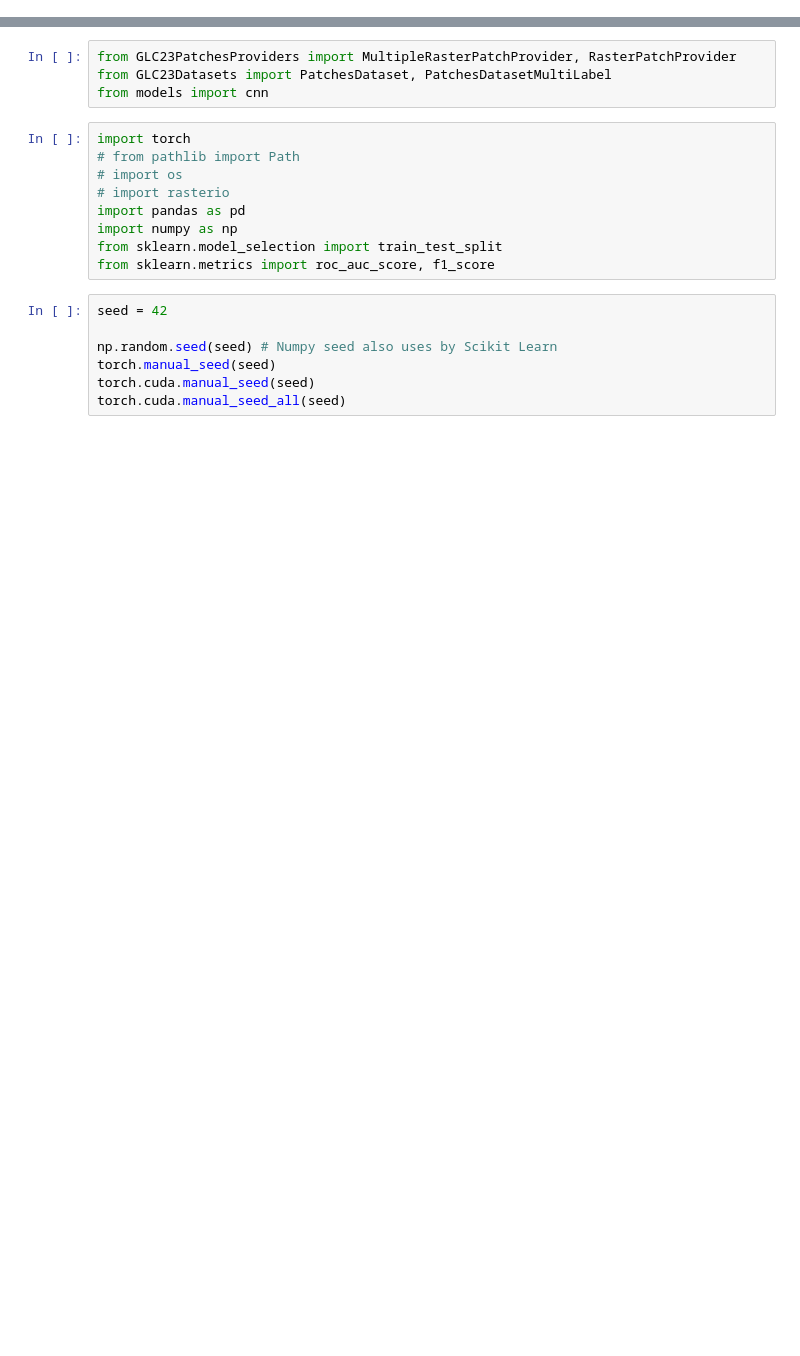
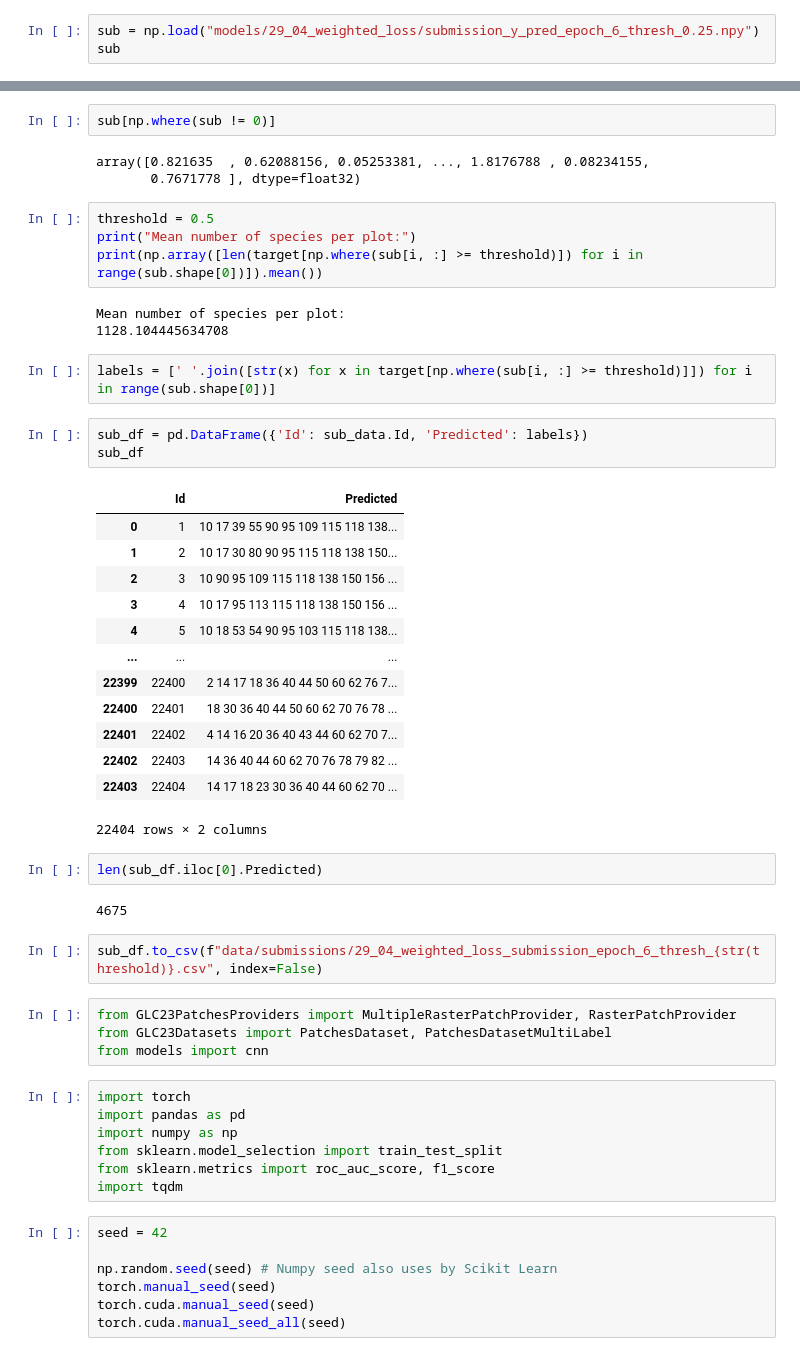
Before and after one commit to ninavantiel/multi_scale_SDMs, a Jupyter notebook: explore_data.ipynb, the cells around one changed output, grey strips where cells are left out. Drawn from its saved outputs; the diff is of its cells as text; blank space fills up the shorter version.

```diff
--- a/explore_data.ipynb
+++ b/explore_data.ipynb
@@ -0,0 +43,3 @@
+# %%
+sub = np.load("models/29_04_weighted_loss/submission_y_pred_epoch_6_thresh_0.25.npy")
+sub
@@ -1,16 +60,51 @@
+# %%
+sub[np.where(sub != 0)]
+# %% [output]
+array([0.821635  , 0.62088156, 0.05253381, ..., 1.8176788 , 0.08234155,
+       0.7671778 ], dtype=float32)
+# %%
+threshold = 0.5
+print("Mean number of species per plot:")
+print(np.array([len(target[np.where(sub[i, :] >= threshold)]) for i in range(sub.shape[0])]).mean())
+# %% [output]
+Mean number of species per plot:
+1128.104445634708
+# %%
+labels = [' '.join([str(x) for x in target[np.where(sub[i, :] >= threshold)]]) for i in range(sub.shape[0])]
+# %%
+sub_df = pd.DataFrame({'Id': sub_data.Id, 'Predicted': labels})
+sub_df
+# %% [output]
+|  | Id | Predicted |
+| 0 | 1 | 10 17 39 55 90 95 109 115 118 138... |
+| 1 | 2 | 10 17 30 80 90 95 115 118 138 150... |
+| 2 | 3 | 10 90 95 109 115 118 138 150 156 ... |
+| 3 | 4 | 10 17 95 113 115 118 138 150 156 ... |
+| 4 | 5 | 10 18 53 54 90 95 103 115 118 138... |
+| ... | ... | ... |
+| 22399 | 22400 | 2 14 17 18 36 40 44 50 60 62 76 7... |
+| 22400 | 22401 | 18 30 36 40 44 50 60 62 70 76 78 ... |
+| 22401 | 22402 | 4 14 16 20 36 40 43 44 60 62 70 7... |
+| 22402 | 22403 | 14 36 40 44 60 62 70 76 78 79 82 ... |
+| 22403 | 22404 | 14 17 18 23 30 36 40 44 60 62 70 ... |
+22404 rows × 2 columns
+# %%
+len(sub_df.iloc[0].Predicted)
+# %% [output]
+4675
+# %%
+sub_df.to_csv(f"data/submissions/29_04_weighted_loss_submission_epoch_6_thresh_{str(threshold)}.csv", index=False)
 # %%
 from GLC23PatchesProviders import MultipleRasterPatchProvider, RasterPatchProvider
 from GLC23Datasets import PatchesDataset, PatchesDatasetMultiLabel
 from models import cnn
 # %%
 import torch
-# from pathlib import Path
-# import os
-# import rasterio
 import pandas as pd
 import numpy as np
 from sklearn.model_selection import train_test_split
 from sklearn.metrics import roc_auc_score, f1_score
+import tqdm
 # %%
 seed = 42
 
```
Also changed, not shown: parts of 44 cells of this notebook, 16 other files.
